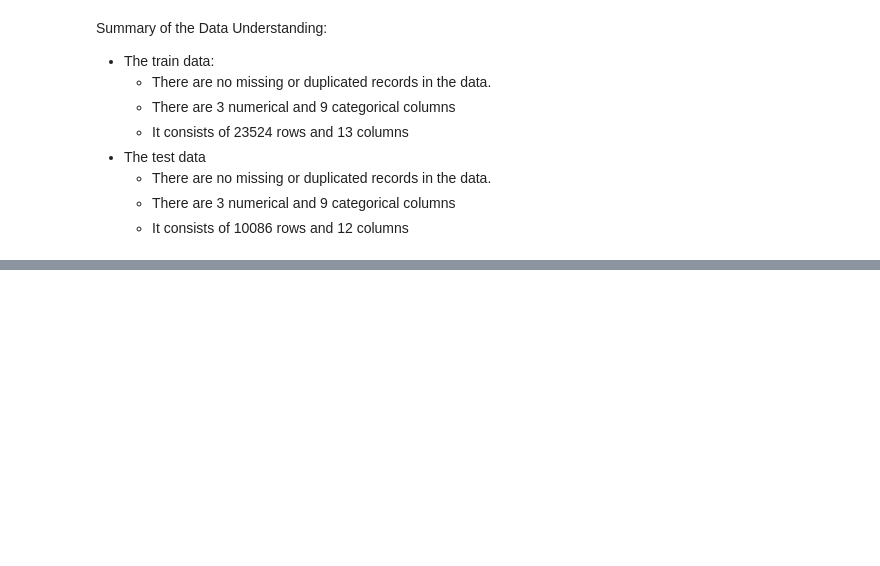
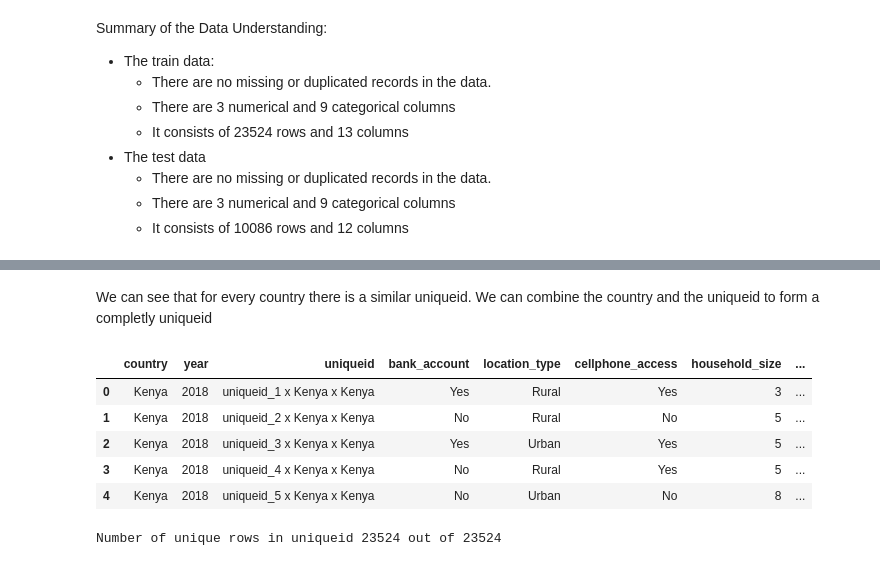
Before and after one commit to WaeniKakenyi/Financial_inclusion_in_Africa, a Jupyter notebook: Financial_inclusion_in_africa.ipynb, the cells around one changed output, grey strips where cells are left out. Saved outputs shown, nothing was run; the diff lists cells and outputs as text; code cells hidden in the pictures; blank space fills up the shorter version.

```diff
--- a/Financial_inclusion_in_africa.ipynb
+++ b/Financial_inclusion_in_africa.ipynb
@@ -211,0 +252,18 @@ EDA
+# %% [markdown]
+We can see that for every country there is a similar uniqueid. We can combine the country and the uniqueid to form a completly uniqueid
+# %%
+# Combine the columns and drop country
+data['uniqueid'] = data[['uniqueid', 'country']].apply(lambda x: ' x '.join(x.values),axis=1)
+data.head()
+# %% [output]
+|  | country | year | uniqueid | bank_account | location_type | cellphone_access | household_size | ... |
+| 0 | Kenya | 2018 | uniqueid_1 x Kenya x Kenya | Yes | Rural | Yes | 3 | ... |
+| 1 | Kenya | 2018 | uniqueid_2 x Kenya x Kenya | No | Rural | No | 5 | ... |
+| 2 | Kenya | 2018 | uniqueid_3 x Kenya x Kenya | Yes | Urban | Yes | 5 | ... |
+| 3 | Kenya | 2018 | uniqueid_4 x Kenya x Kenya | No | Rural | Yes | 5 | ... |
+| 4 | Kenya | 2018 | uniqueid_5 x Kenya x Kenya | No | Urban | No | 8 | ... |
+# %%
+# Confirm the uniqueness for uniqueid column
+print(f'Number of unique rows in uniqueid {data["uniqueid"].nunique()} out of {len(data)}')
+# %% [output]
+Number of unique rows in uniqueid 23524 out of 23524
```
Also changed, not shown: parts of 14 cells of this notebook.
